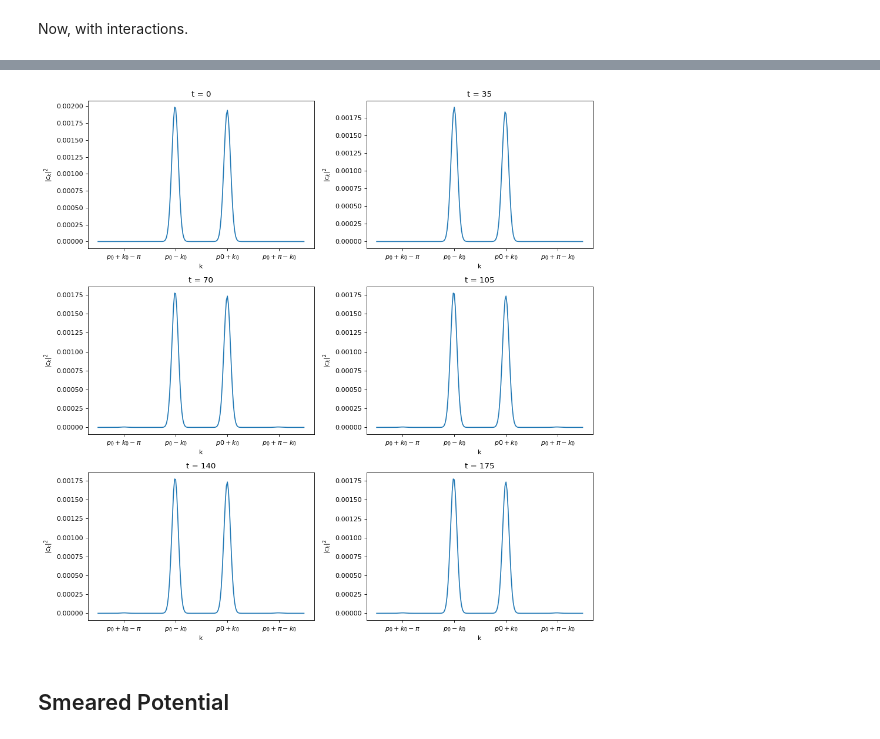
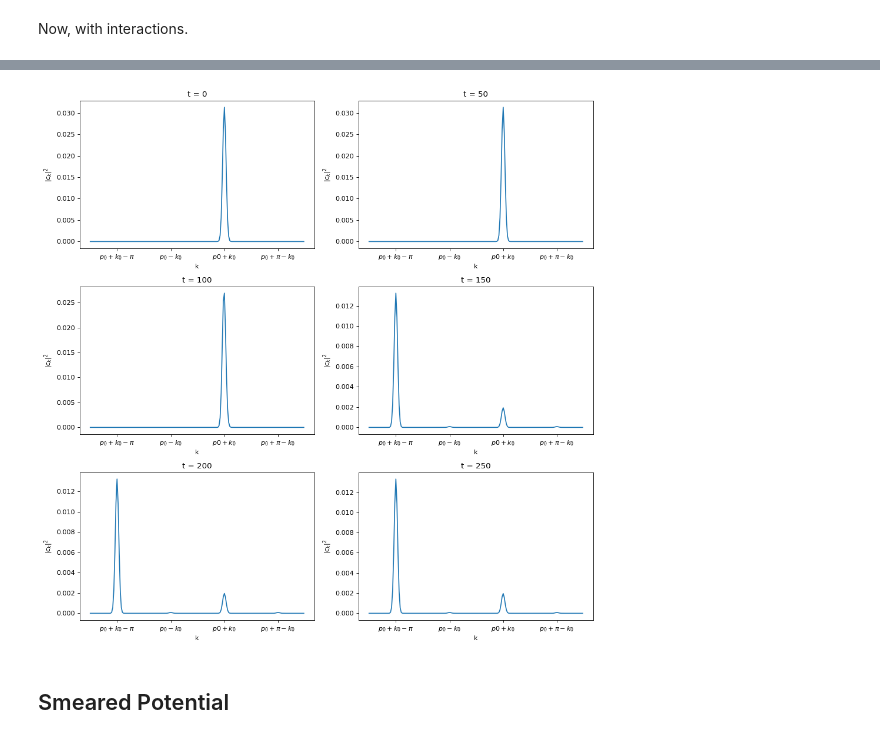
Before and after one commit to af-rotundo/qca, a Jupyter notebook: jupyter/thirring.ipynb, the cells around one changed output, grey strips where cells are left out. Saved outputs shown, nothing was run; the diff lists cells and outputs as text; code cells hidden in the pictures.

```diff
--- a/jupyter/thirring.ipynb
+++ b/jupyter/thirring.ipynb
@@ -53,15 +64,8 @@ Let's first consider the free evolution
 # %%
-k0 = np.pi/3
-k0s = [k0, -k0]
-x0s = [-2*L/3, 2*L/3]
-sigma_k_s = 2*[0.1]
-signs = 2*[1]
 qca.psi = qca.in_state(k0s, x0s, sigma_k_s, signs)
 fig = plt.figure(figsize=(12, 12), dpi=80)
 fig.add_subplot(3, 2, 1)
 plt.title(f't = 0')
-n_steps = 5
-step = 40
 plot_px(qca)
 for i in range(n_steps):
     qca.evolve(step)
@@ -98,16 +102,7 @@ plt.show()
 # %% [markdown]
 Now, with interactions.
-# %%
-signs = [1, 1]
-sigma_k_s = [0.2, 0.2]
-x0 = 20
-x0s = [-x0, x0]
-dk = np.pi/L
-k0 = L*dk/4
-p0 = 0
-k0s = [p0+k0, p0-k0]
 # %%
-chi = np.pi/4
+chi = 2*np.pi/3
 qca = Thirring(L=L, n_particles=n, theta=theta, chi=chi)
 qca.psi = qca.in_state(k0s, x0s, sigma_k_s, signs)
 # %%
@@ -115,8 +110,6 @@ fig = plt.figure(figsize=(12, 12), dpi=80)
 fig.add_subplot(3, 2, 1)
 plt.title(f't = 0')
 plot_px(qca)
-n_steps = 5
-step = 35
 for i in range(n_steps):
     qca.evolve(step)
     fig.add_subplot(3, 2, i+2)
@@ -135,18 +128,18 @@ P1=0.45 P2=0.45
 # %%
 qca.psi = qca.in_state(k0s, x0s, sigma_k_s, signs)
 fig = plt.figure(figsize=(12, 12), dpi=80)
 fig.add_subplot(3, 2, 1)
-print_pk(qca, k0, p0)
+print_pk(qca, k0)
 plt.title(f't = 0')
 for i in range(n_steps):
     qca.evolve(step)
     fig.add_subplot(3, 2, i+2)
-    print_pk(qca, k0, p0)
+    print_pk(qca, k0)
     plt.title(f't = {step*(i+1)}')
 fig.tight_layout()
 plt.show()
 # %% [output]
-[figure, old version]
+[figure, new version]
 # %% [markdown]
 ## Smeared Potential
 # %% [markdown]
```
Also changed, not shown: parts of 9 cells of this notebook, 9 other files.
